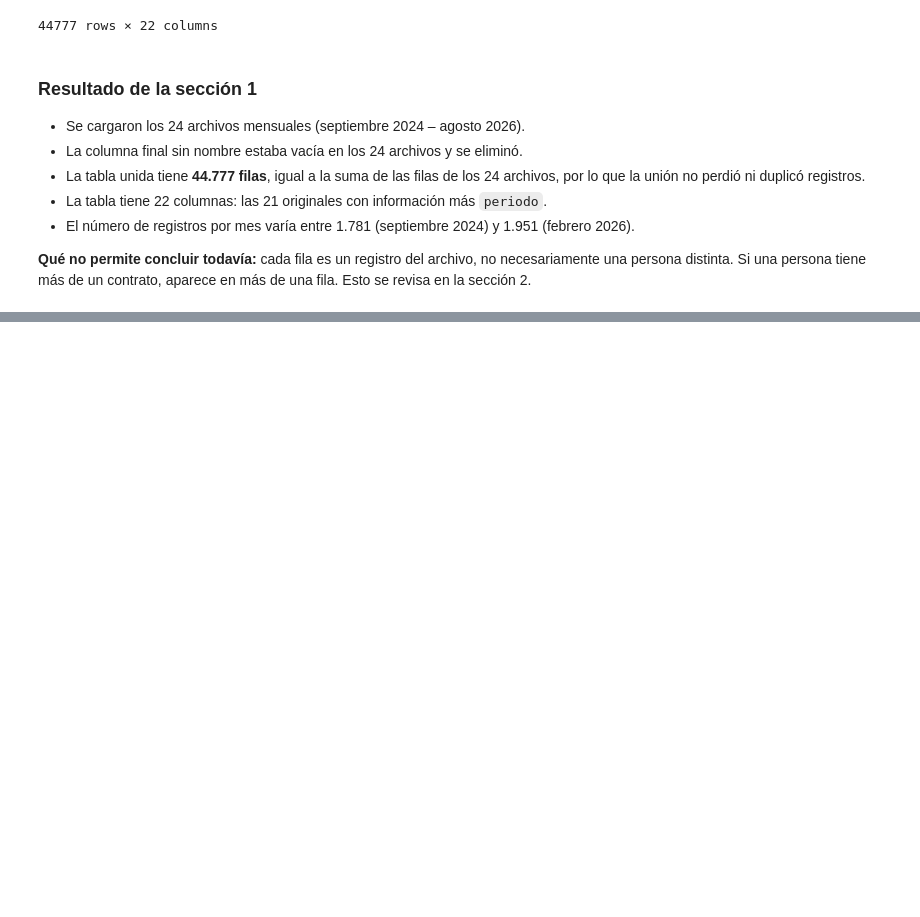
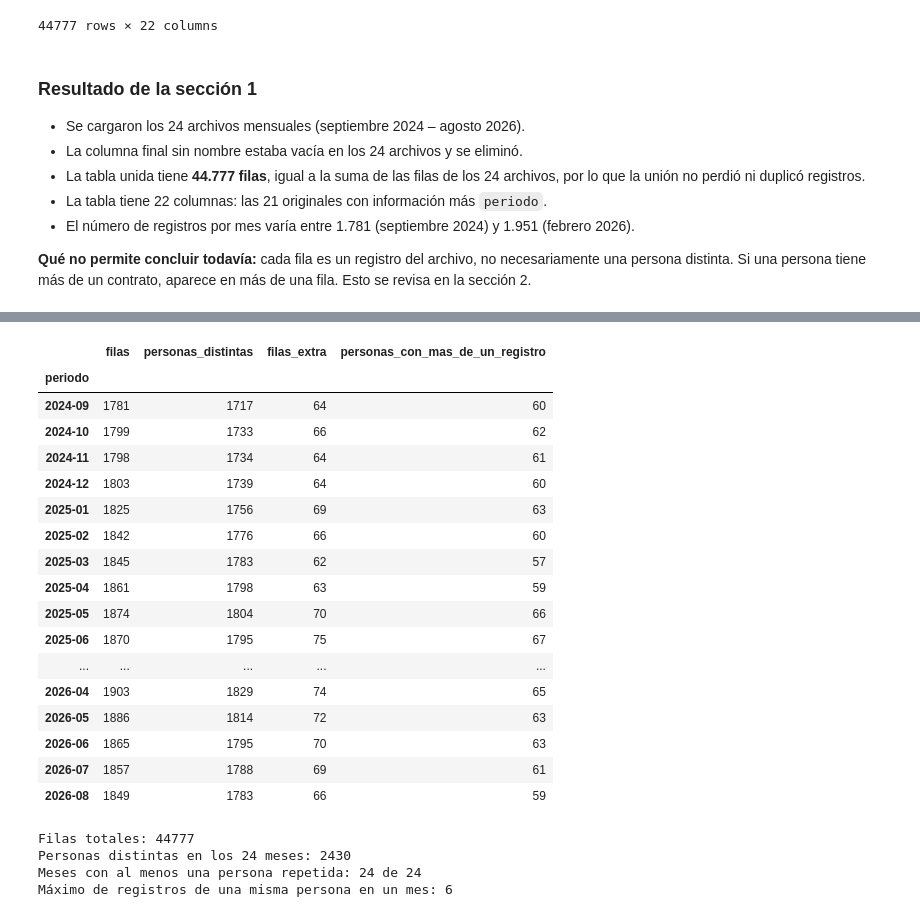
Before and after one commit to josenaxo/Proyecto-Business, a Jupyter notebook: Analysis/EDA.ipynb, the cells around one changed output, grey strips where cells are left out. Saved outputs shown, nothing was run; the diff lists cells and outputs as text; code cells hidden in the pictures; blank space fills up the shorter version.

Commit message:
Sección 3 del notebook: unidad de observación

```diff
--- a/Analysis/EDA.ipynb
+++ b/Analysis/EDA.ipynb
@@ -100,0 +125,15 @@ Columnas: 22
+# %%
+control_montos = []
+
+for original, nuevo in COLS_MONTO.items():
+    df[nuevo] = a_monto(df[original])
+
+    no_convertibles = df[nuevo].isna() & df[original].notna()
+    control_montos.append({
+        "columna": nuevo,
+        "no_convertibles": no_convertibles.sum(),
+        "valores": df.loc[no_convertibles, original].value_counts().to_dict(),
+        "meses": df.loc[no_convertibles, "periodo"].value_counts().to_dict(),
+    })
+
+pd.DataFrame(control_montos)
@@ -100,0 +223,13 @@ Columnas: 22
+# %%
+#CONVERSIÓN DE FECHAS
+COLS_FECHA = {
+    "Fecha de inicio dd/mm/aa": "fecha_inicio",
+    "Fecha de término dd/mm/aa": "fecha_termino",
+}
+
+for original, nuevo in COLS_FECHA.items():
+    df[nuevo] = pd.to_datetime(df[original], format="%d/%m/%Y", errors="coerce")
+
+    vacias = df[original].isna().sum()
+    no_convertibles = (df[nuevo].isna() & df[original].notna()).sum()
+    print(f"{nuevo}: vacías = {vacias}, no convertibles = {no_convertibles}")
@@ -100,0 +250,41 @@ Columnas: 22
+# %%
+#UNIDAD DE OBSERVACIÓN
+por_mes = df.groupby("periodo").agg(
+    filas=("Nombre completo", "size"),
+    personas_distintas=("Nombre completo", "nunique"),
+)
+por_mes["filas_extra"] = por_mes["filas"] - por_mes["personas_distintas"]
+
+repeticiones = df.groupby(["periodo", "Nombre completo"]).size()
+por_mes["personas_con_mas_de_un_registro"] = (repeticiones > 1).groupby("periodo").sum()
+
+por_mes
+# %% [output]
+|  | filas | personas_distintas | filas_extra | personas_con_mas_de_un_registro |
+| periodo |  |  |  |  |
+| 2024-09 | 1781 | 1717 | 64 | 60 |
+| 2024-10 | 1799 | 1733 | 66 | 62 |
+| 2024-11 | 1798 | 1734 | 64 | 61 |
+| 2024-12 | 1803 | 1739 | 64 | 60 |
+| 2025-01 | 1825 | 1756 | 69 | 63 |
+| 2025-02 | 1842 | 1776 | 66 | 60 |
+| 2025-03 | 1845 | 1783 | 62 | 57 |
+| 2025-04 | 1861 | 1798 | 63 | 59 |
+| 2025-05 | 1874 | 1804 | 70 | 66 |
+| 2025-06 | 1870 | 1795 | 75 | 67 |
+| ... | ... | ... | ... | ... |
+| 2026-04 | 1903 | 1829 | 74 | 65 |
+| 2026-05 | 1886 | 1814 | 72 | 63 |
+| 2026-06 | 1865 | 1795 | 70 | 63 |
+| 2026-07 | 1857 | 1788 | 69 | 61 |
+| 2026-08 | 1849 | 1783 | 66 | 59 |
+# %%
+print("Filas totales:", len(df))
+print("Personas distintas en los 24 meses:", df["Nombre completo"].nunique())
+print("Meses con al menos una persona repetida:", (por_mes["filas_extra"] > 0).sum(), "de", len(por_mes))
+print("Máximo de registros de una misma persona en un mes:", repeticiones.max())
+# %% [output]
+Filas totales: 44777
+Personas distintas en los 24 meses: 2430
+Meses con al menos una persona repetida: 24 de 24
+Máximo de registros de una misma persona en un mes: 6
```
Also changed, not shown: parts of 14 cells of this notebook.
